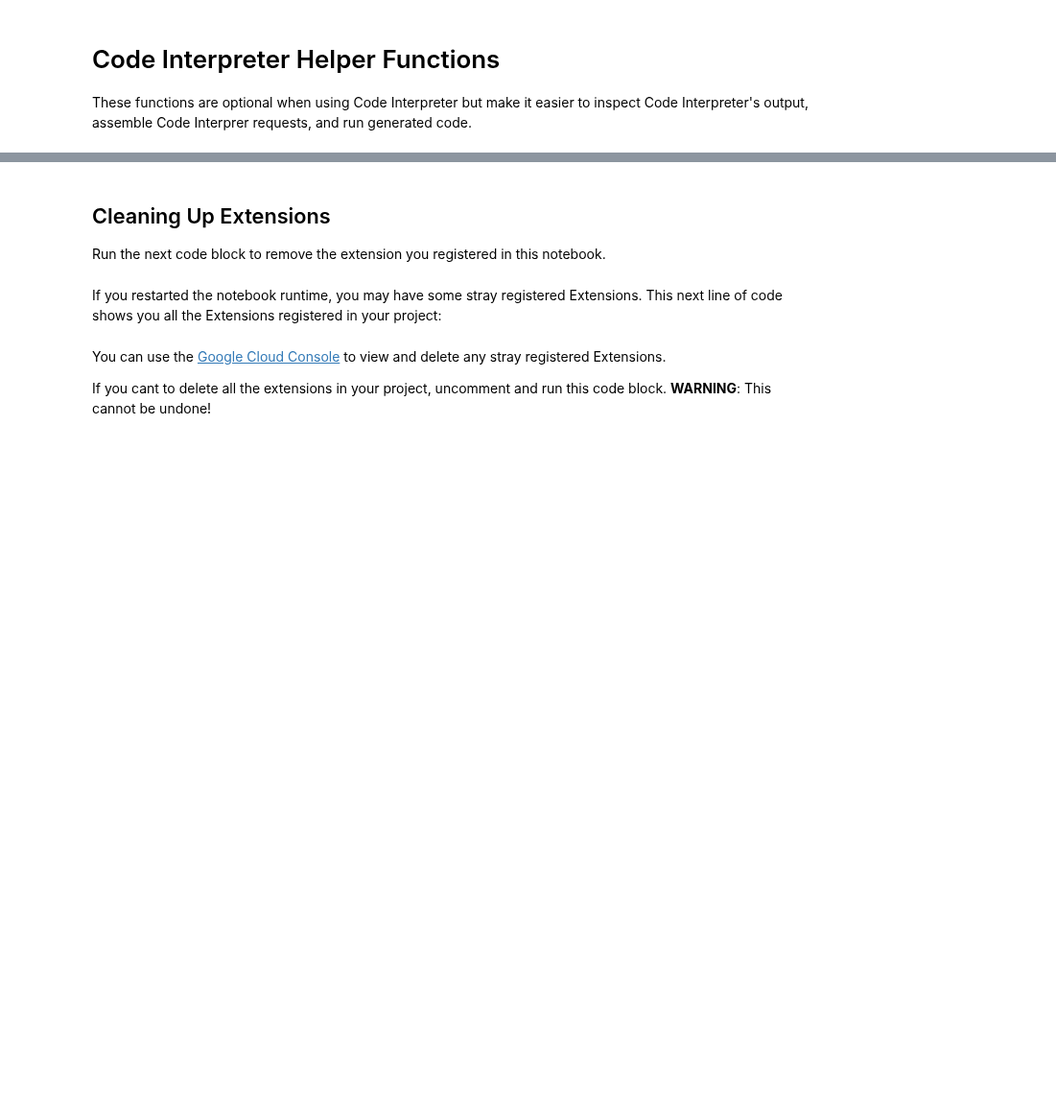
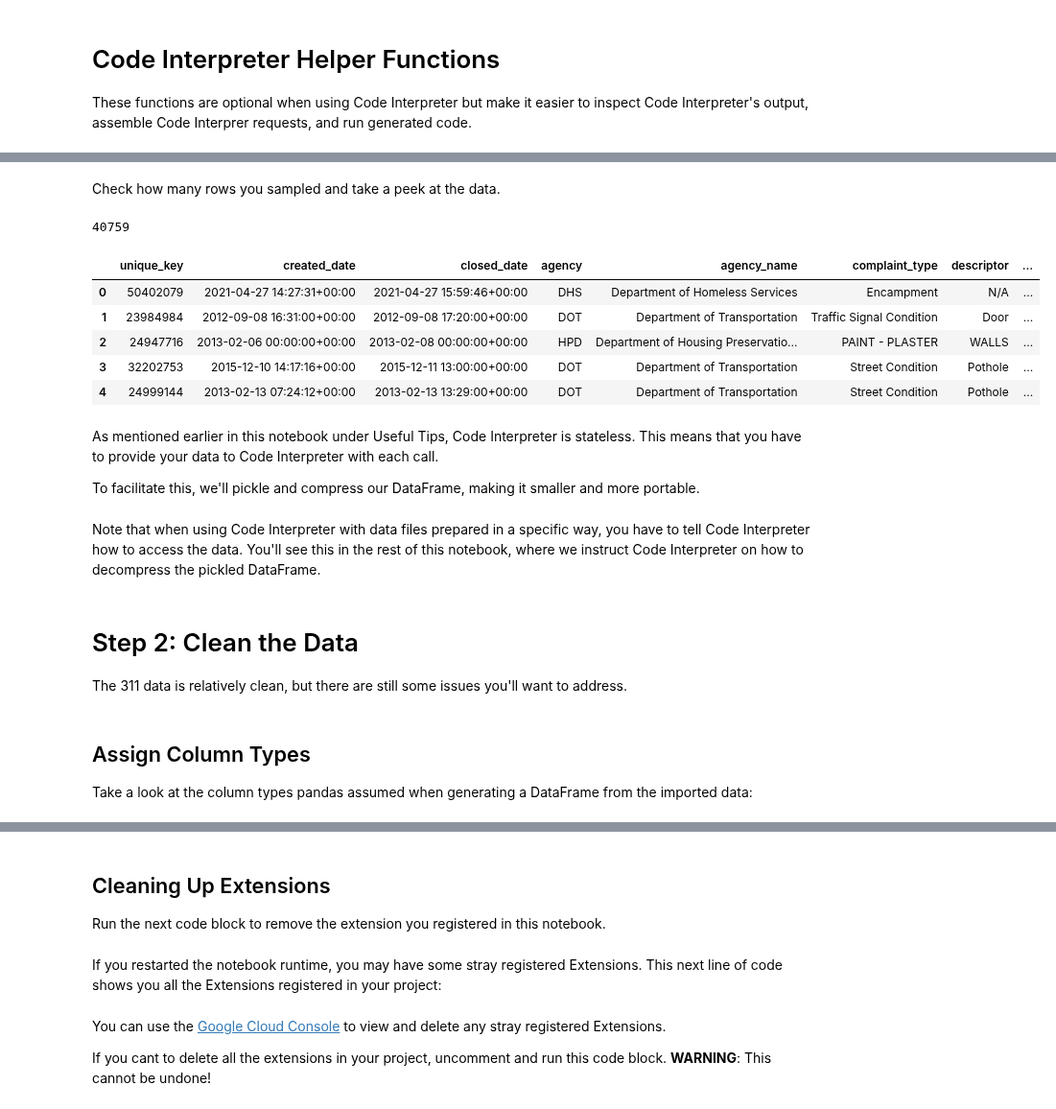
Before and after one commit to GoogleCloudPlatform/applied-ai-engineering-samples, a Jupyter notebook: genai-on-vertex-ai/vertex_ai_extensions/notebooks/data_science_code_interpreter.ipynb, the cells around one changed output, grey strips where cells are left out. Shown at 96% size. Drawn from its saved outputs; the diff is of its cells as text; code cells hidden in the pictures; blank space fills up the shorter version.

```diff
--- a/genai-on-vertex-ai/vertex_ai_extensions/notebooks/data_science_code_interpreter.ipynb
+++ b/genai-on-vertex-ai/vertex_ai_extensions/notebooks/data_science_code_interpreter.ipynb
@@ -192,3 +222,7 @@ vertexai.init(
+# %%
+import pandas as pd
+pd.set_option('display.max_columns', None)
+import pprint  # For better formatting when printing raw Code Intepreter output.
 # %% [markdown]
 # Setup and Test the Code Interpreter Extension
 
@@ -975,0 +535,57 @@ In this tutorial you used Code Interpreter from Vertex AI Extensions to process
+# %%
+from google.cloud import bigquery
+
+client = bigquery.Client(project=PROJECT_ID)
+
+QUERY = ("""
+  SELECT
+    unique_key,
+    created_date,
+    closed_date,
+    agency,
+    agency_name,
+    complaint_type,
+    descriptor,
+    location_type,
+    incident_zip,
+    incident_address,
+    street_name,
+    cross_street_1,
+    cross_street_2,
+    intersection_street_1,
+    intersection_street_2,
+    address_type,
+    status,
+    resolution_description,
+    community_board,
+    borough,
+    park_facility_name,
+    open_data_channel_type,
+    taxi_pickup_location,
+    bridge_highway_name,
+    bridge_highway_direction,
+    bridge_highway_segment
+  FROM `bigquery-public-data.new_york_311.311_service_requests`
+  WHERE rand() < .0015
+  """)
+query_job = client.query(QUERY)
+df_311 = query_job.to_dataframe()
+# %% [markdown]
+Check how many rows you sampled and take a peek at the data.
+# %%
+len(df_311)
+# %% [output]
+40759
+# %%
+df_311.head()
+# %% [output]
+|  | unique_key | created_date | closed_date | agency | agency_name | complaint_type | descriptor | ... |
+| 0 | 50402079 | 2021-04-27 14:27:31+00:00 | 2021-04-27 15:59:46+00:00 | DHS | Department of Homeless Services | Encampment | N/A | ... |
+| 1 | 23984984 | 2012-09-08 16:31:00+00:00 | 2012-09-08 17:20:00+00:00 | DOT | Department of Transportation | Traffic Signal Condition | Door | ... |
+| 2 | 24947716 | 2013-02-06 00:00:00+00:00 | 2013-02-08 00:00:00+00:00 | HPD | Department of Housing Preservatio... | PAINT - PLASTER | WALLS | ... |
+| 3 | 32202753 | 2015-12-10 14:17:16+00:00 | 2015-12-11 13:00:00+00:00 | DOT | Department of Transportation | Street Condition | Pothole | ... |
+| 4 | 24999144 | 2013-02-13 07:24:12+00:00 | 2013-02-13 13:29:00+00:00 | DOT | Department of Transportation | Street Condition | Pothole | ... |
+# %% [markdown]
+As mentioned earlier in this notebook under Useful Tips, Code Interpreter is stateless. This means that you have to provide your data to Code Interpreter with each call.
+
+To facilitate this, we'll pickle and compress our DataFrame, making it smaller and more portable.
@@ -975,0 +594,10 @@ In this tutorial you used Code Interpreter from Vertex AI Extensions to process
+# %% [markdown]
+Note that when using Code Interpreter with data files prepared in a specific way, you have to tell Code Interpreter how to access the data. You'll see this in the rest of this notebook, where we instruct Code Interpreter on how to decompress the pickled DataFrame.
+# %% [markdown]
+# Step 2: Clean the Data
+
+The 311 data is relatively clean, but there are still some issues you'll want to address.
+# %% [markdown]
+## Assign Column Types
+
+Take a look at the column types pandas assumed when generating a DataFrame from the imported data:
```
Also changed, not shown: parts of 103 cells of this notebook.
